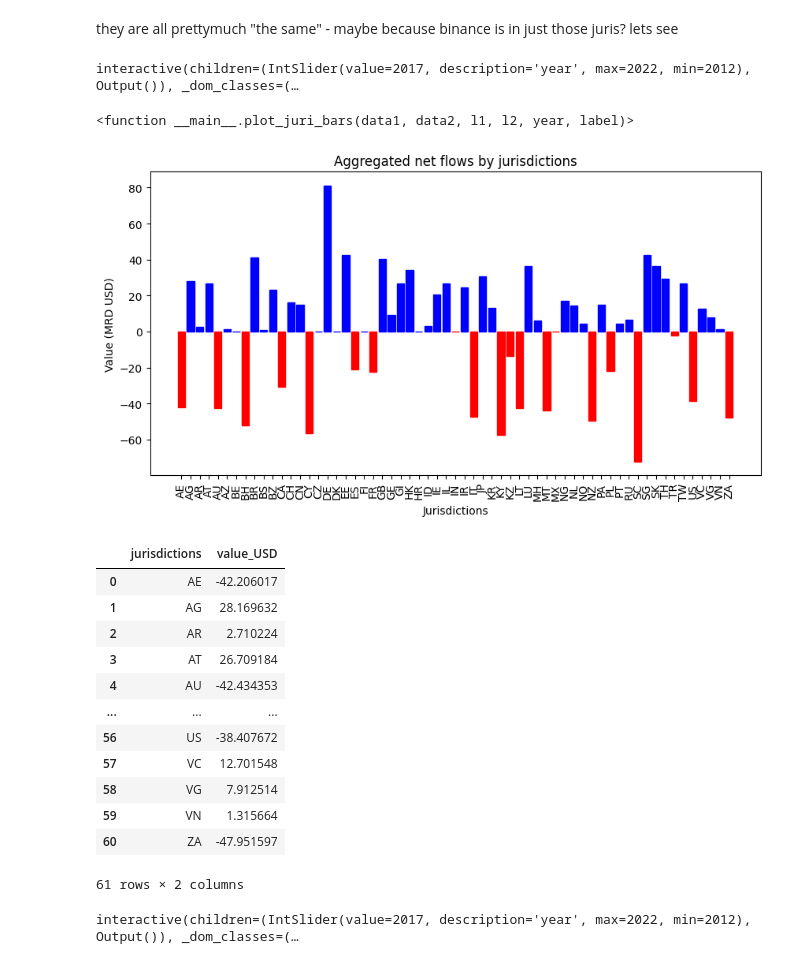
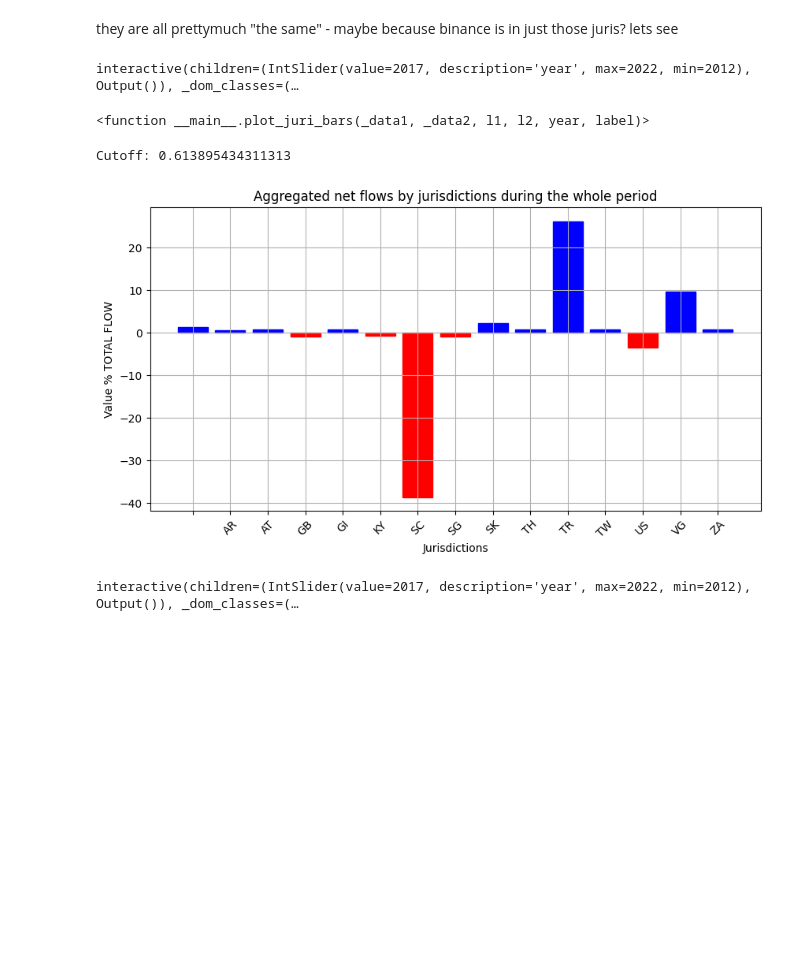
Before and after one commit to FlowDrucka64/MoneyFlow, a Jupyter notebook: data_exploration.ipynb, the cells around one changed output. Drawn from its saved outputs; the diff is of its cells as text; code cells hidden in the pictures; blank space fills up the shorter version.

```diff
--- a/data_exploration.ipynb
+++ b/data_exploration.ipynb
@@ -413,8 +413,8 @@ expanded_df = expanded_df.assign(src_jurisdictions=expanded_df.src_jurisdictions
 expanded_df = expanded_df.assign(dst_jurisdictions=expanded_df.dst_jurisdictions.str.split(','))
 
 # Split up amounts by number of src and dst countries
-expanded_df['value_asset'] = expanded_df.apply(lambda row: row['value_asset'] / max(len(merged_df.src_jurisdictions) * len(merged_df.dst_jurisdictions), 1) , axis=1)
-expanded_df['value_USD'] = expanded_df.apply(lambda row: row['value_USD'] / max(len(merged_df.src_jurisdictions) * len(merged_df.dst_jurisdictions), 1), axis=1)
+expanded_df['value_asset'] = expanded_df.apply(lambda row: row['value_asset'] / max(len(row.src_jurisdictions) * len(row.dst_jurisdictions), 1) , axis=1)
+expanded_df['value_USD'] = expanded_df.apply(lambda row: row['value_USD'] / max(len(row.src_jurisdictions) * len(row.dst_jurisdictions), 1), axis=1)
 
 # Create separate columns for each jurisdiction (if we want to split the amounts we have to split amount before)
 expanded_df = expanded_df.explode('dst_jurisdictions')
@@ -432,12 +432,20 @@ expanded_df = expanded_df[expanded_df['dst_jurisdictions'] != expanded_df['src_j
 expanded_df["value_BTC"] = expanded_df["value_USD"] / expanded_df["high"]
 
 # Group by year and juristicion
+# those are the aggregated recievers
 dst_amounts = expanded_df.groupby(['year', 'dst_jurisdictions'])[['value_USD', 'value_asset', 'value_BTC',"src_label","dst_label"]].sum().reset_index()
 dst_amounts = dst_amounts.rename(columns={"dst_jurisdictions":"jurisdictions"})
 
+# this are the aggregated "spenders"
 src_amounts = expanded_df.groupby(['year', 'src_jurisdictions'])[['value_USD', 'value_asset', 'value_BTC',"src_label","dst_label"]].sum().reset_index()
 src_amounts = src_amounts.rename(columns={"src_jurisdictions":"jurisdictions"})
 
+print("small sanity check here ")
+print("merged sum "+str(merged_df["value_USD"].sum()/MRD))
+print("expanded sum "+str(expanded_df["value_USD"].sum()/MRD))
+print("dst sum "+str(dst_amounts["value_USD"].sum()/MRD))
+print("src sum "+str(src_amounts["value_USD"].sum()/MRD))
+
 display(dst_amounts)
 display(src_amounts)
 # %% [output]
@@ -821,59 +840,59 @@ dst_filterd = dst_amounts[dst_amounts["src_label"].str.contains("inance") == Fal
 dst_filterd = dst_filterd[dst_filterd["dst_label"].str.contains("inance") == False]
 
 
-interact(plot_juri_bars,data1=fixed(src_filterd),data2=fixed(dst_filterd),l1=fixed("Source"),l2=fixed("Destination"),year=(2012,2022,1),label=fixed("Yearly flow values by jursidictions without binance"))
+interact(plot_juri_bars,_data1=fixed(src_filterd),_data2=fixed(dst_filterd),l1=fixed("Source"),l2=fixed("Destination"),year=(2012,2022,1),label=fixed("Yearly flow values by jursidictions without binance"))
 # %% [output]
 interactive(children=(IntSlider(value=2017, description='year', max=2022, min=2012), Output()), _dom_classes=(…
-<function __main__.plot_juri_bars(data1, data2, l1, l2, year, label)>
+<function __main__.plot_juri_bars(_data1, _data2, l1, l2, year, label)>
 # %%
 result = src_amounts.copy()
 result['value_USD'] = src_amounts['src_value_USD'].sub(dst_amounts['dst_value_USD'], axis=0)
 #interact(plot_juri_bars,data1=fixed(result),data2=fixed(result),l1=fixed("Source"),l2=fixed("Destination"),year=(2012,2022,1),label=fixed("Holdings by jurisdictions in"))
 # %%
 result = src_amounts.copy()
-result['value_USD'] = dst_amounts['dst_value_USD'].sub(src_amounts['src_value_USD'], axis=0)
+#TODO rethink here why seychells are so negative?? shouldnt they get all the value instead of losing it?
+result['value_USD'] = dst_amounts['value_USD'].sub(src_amounts['value_USD'], axis=0)
 
 result = result.groupby(['jurisdictions'])['value_USD'].sum().reset_index()
 result = result.sort_values("jurisdictions",ascending=True)
-result["value_USD"] = result["value_USD"] / 10**9
+result["value_USD"] = (result["value_USD"] / result["value_USD"].abs().sum())*100 #convert to %
+
+
+#filter out the top15
+top15_cutoff = float(result["value_USD"].abs().nlargest(15).nsmallest(1).iloc[0])#
+#print(res["value_USD"].abs().nlargest(15))
+print("Cutoff: "+str(top15_cutoff))
+
+result = result[result["value_USD"].abs()>=top15_cutoff]
+
+
 
 plt.figure(figsize=(10, 5))
 
 # Plot the bar chart
 bars = plt.bar(result['jurisdictions'], result['value_USD'])
 
 # Set labels and title
 plt.xlabel('Jurisdictions')
-plt.ylabel('Value (MRD USD)')
-plt.title('Aggregated net flows by jurisdictions')
+plt.ylabel('Value % TOTAL FLOW')
+plt.title('Aggregated net flows by jurisdictions during the whole period')
 
 # Rotate x-axis labels for better visibility
-plt.xticks(rotation=90)
+plt.xticks(rotation=45)
+plt.grid(True)
 
 # Color the bars based on a condition
 for bar, value in zip(bars, result['value_USD']):
     if value < 0:
         bar.set_color('red')
     else:
         bar.set_color('blue')
 
 # Display the plot
 plt.show()
-display(result)
+#display(result)
 # %% [output]
+Cutoff: 0.613895434311313
-[figure, old version]
+[figure, new version]
-|  | jurisdictions | value_USD |
-| 0 | AE | -42.206017 |
-| 1 | AG | 28.169632 |
-| 2 | AR | 2.710224 |
-| 3 | AT | 26.709184 |
-| 4 | AU | -42.434353 |
-| ... | ... | ... |
-| 56 | US | -38.407672 |
-| 57 | VC | 12.701548 |
-| 58 | VG | 7.912514 |
-| 59 | VN | 1.315664 |
-| 60 | ZA | -47.951597 |
-61 rows × 2 columns
 # %%
 def plot_net_flows_by_year(src_amounts,dst_amounts,year):
```
Also changed, not shown: parts of 18 cells of this notebook, 2 other files.
